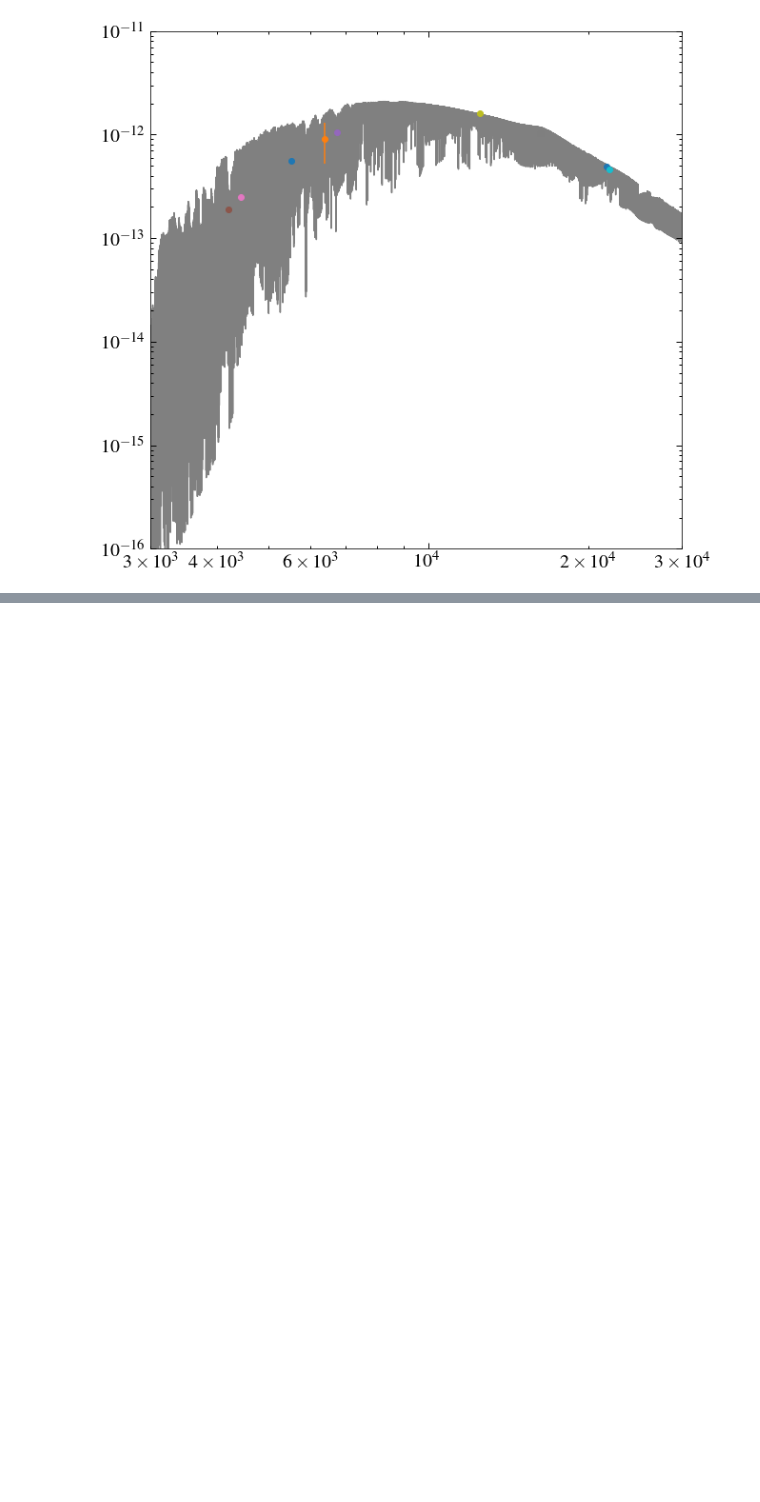
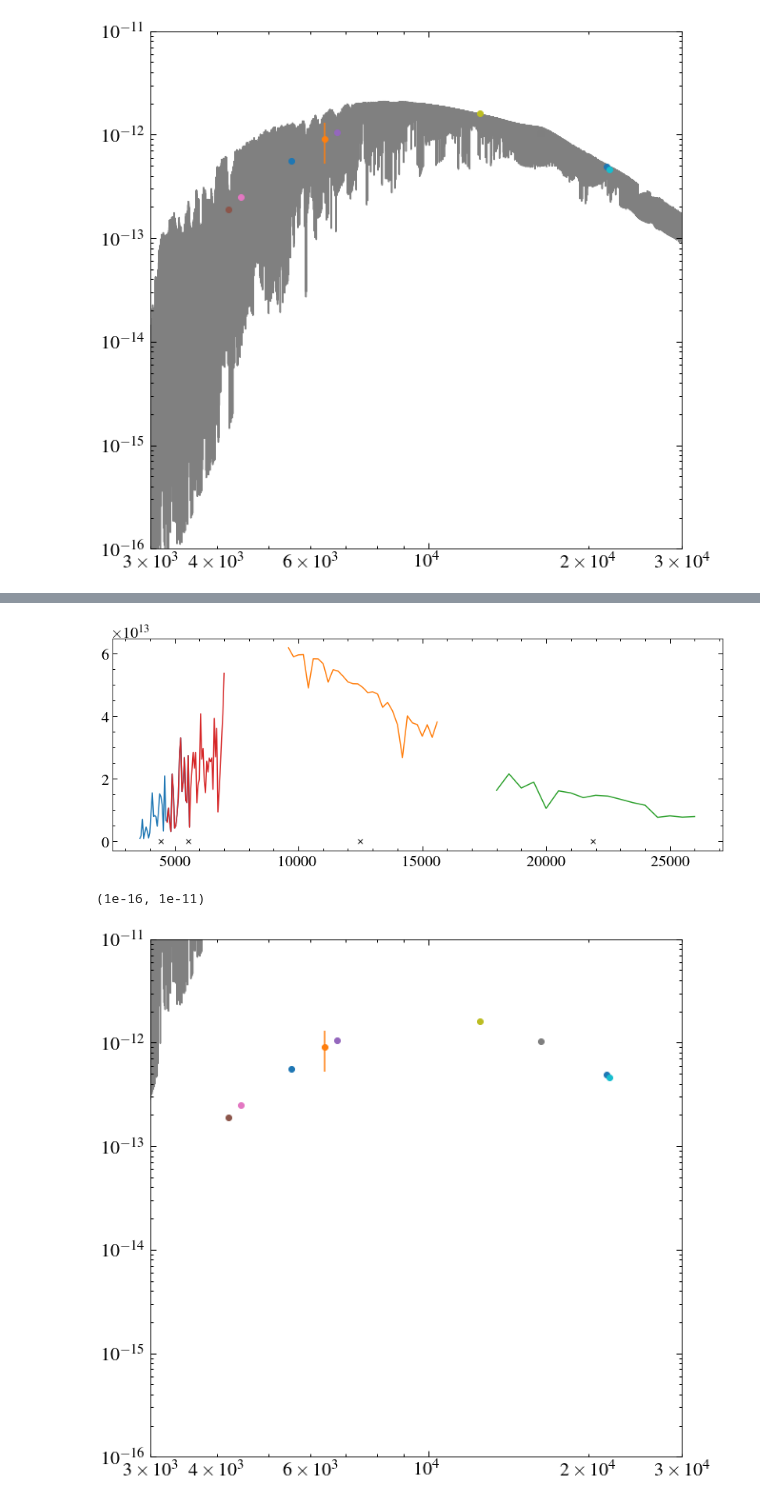
Before and after one commit to davidjwilson/SEDs, a Jupyter notebook: gj_674/photometry/photometry_fitting.ipynb, the cells around one changed output, grey strips where cells are left out. Cells and saved outputs as stored; diff of their text form; code cells hidden in the pictures; blank space fills up the shorter version.

Commit message:
scaling with bandpasses

```diff
--- a/gj_674/photometry/photometry_fitting.ipynb
+++ b/gj_674/photometry/photometry_fitting.ipynb
@@ -152,0 +161,7 @@ plt.ylim(1e-16, 1e-11)
+# %%
+bandnames = ['bessel_j', 'bessel_h', 'bessel_k',
+            'cousins_r', 'cousins_i', 'johnson_u', 'johnson_b', 'johnson_v',
+            'johnson_r', 'johnson_i', 'johnson_j', 'johnson_k']
+bandpasses = [b'Bessel:J', b'Bessel:H', b'Bessel:K',
+            b'Cousins:R', b'Cousins:I', b'Johnson:U', b'Johnson:B', b'Johnson:V',
+            b'Johnson:R', b'Johnson:I', b'Johnson:J', b'Johnson:K']
@@ -152,0 +184,47 @@ plt.ylim(1e-16, 1e-11)
+# %%
+scales = []
+w_abs = []
+flt = []
+for i in range(len(w)):
+    if e[i] >0.0 and w[i] < mw[-1] and filters[i] in bandpasses:
+        w_abs.append(w[i])
+        flt.append(filters[i])
+        bp = SpectralElement.from_filter(bandnames[bandpasses.index(filters[i])])
+        #print(bp.waveset[1].value)
+        mask = (mw > bp.waveset[0].value) & (mw < bp.waveset[-1].value)
+        bmw, bmf = mw[mask], mf[mask]
+        mfi = interpolate.interp1d(bmw, bmf, fill_value='extrapolate')
+        bw  = bp.waveset.value
+        bandflux = mfi(bw)
+        intflux = np.trapz(bandflux*(bp(bp.waveset)/np.mean(bp.waveset)), bw)
+        plt.plot(bw, bandflux)
+        plt.plot(w[i], intflux/(bw[-1]-bw[0]), 'kx')
+        scale = f[i]/(intflux/(bw[-1]-bw[0])).value
+        scales.append(scale)
+plt.show()
+
+
+
+
+w_abs = np.array(w_abs)
+#flt = np.array(flt)
+#w_abs = np.array(w)[(np.array(e)>0.0)&(w<mw[-1])]
+#flt = filters[(np.array(e)>0.0)&(w<mw[-1])]
+arr1inds = w_abs.argsort()
+w_abs = w_abs[arr1inds]
+scales = np.array(scales)[arr1inds]
+#flt = flt[arr1inds]
+
+plt.figure('sed', figsize=(10,10))
+for i in range(len(w)):
+    if e[i] !=0.0:
+        plt.errorbar(w[i], f[i], yerr=e[i], marker='o', ls='none', label = filters[i])
+plt.yscale('log')
+plt.xscale('log')
+plt.plot(mw, mf*np.mean(scales), zorder=-100, c='0.5')
+plt.xlim(3000, 30000)
+plt.ylim(1e-16, 1e-11)
+# %% [output]
+[figure, added]
+(1e-16, 1e-11)
+[figure, added]
```
Also changed, not shown: parts of 5 cells of this notebook.
